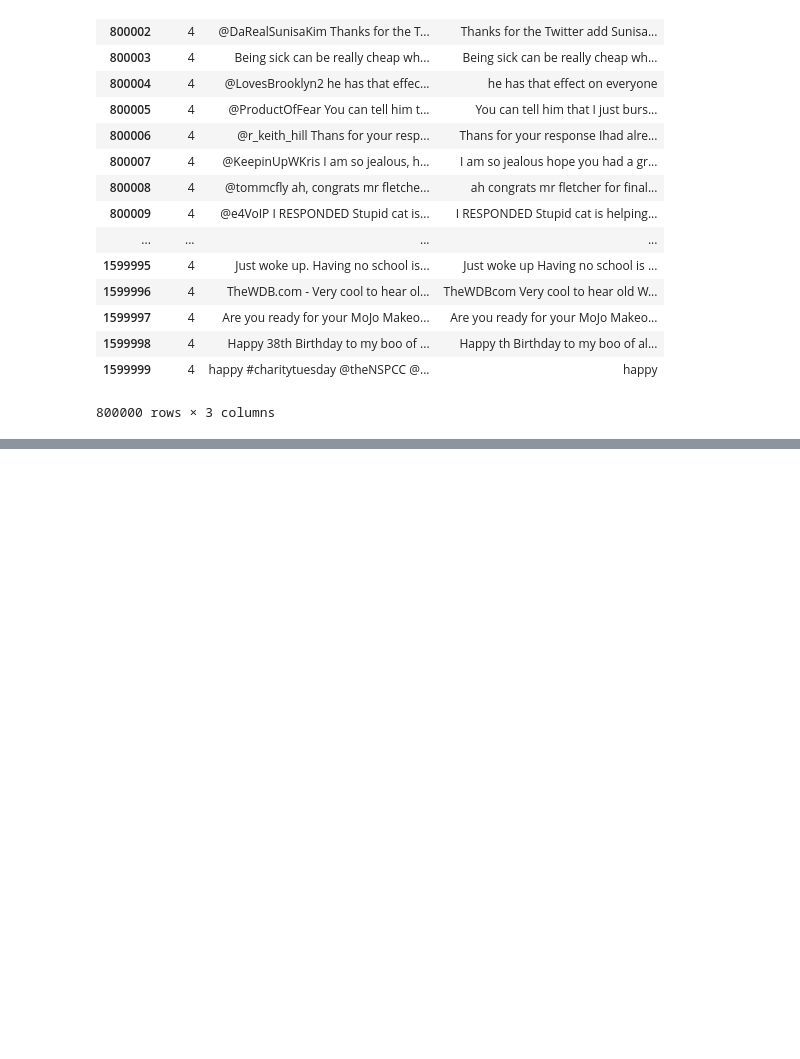
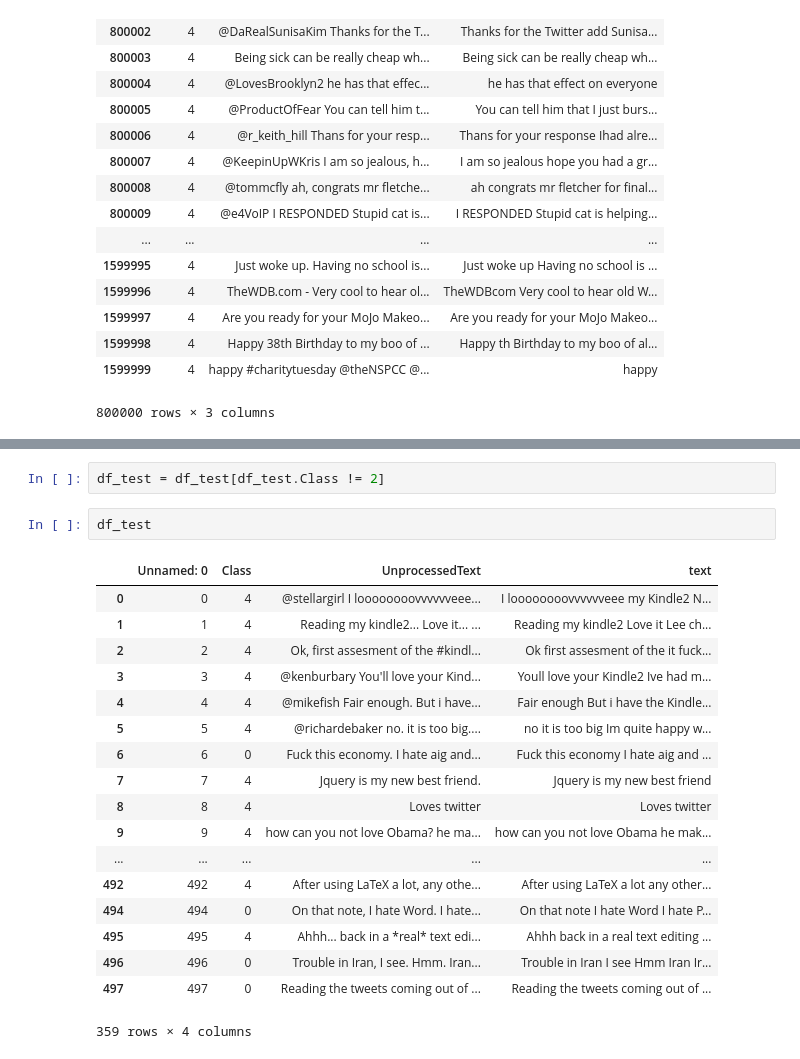
Before and after one commit to akmehra/AML-FinalProject, a Jupyter notebook: TweeterSentimentAnalysis.ipynb, the cells around one changed output, grey strips where cells are left out. Cells and saved outputs as stored; diff of their text form; blank space fills up the shorter version.

```diff
--- a/TweeterSentimentAnalysis.ipynb
+++ b/TweeterSentimentAnalysis.ipynb
@@ -96,0 +187,23 @@ df_test.to_csv("finalprocessing_test.csv")
+# %%
+df_test = df_test[df_test.Class != 2]
+# %%
+df_test
+# %% [output]
+|  | Unnamed: 0 | Class | UnprocessedText | text |
+| 0 | 0 | 4 | @stellargirl I loooooooovvvvvveee... | I loooooooovvvvvveee my Kindle2 N... |
+| 1 | 1 | 4 | Reading my kindle2... Love it... ... | Reading my kindle2 Love it Lee ch... |
+| 2 | 2 | 4 | Ok, first assesment of the #kindl... | Ok first assesment of the it fuck... |
+| 3 | 3 | 4 | @kenburbary You'll love your Kind... | Youll love your Kindle2 Ive had m... |
+| 4 | 4 | 4 | @mikefish Fair enough. But i have... | Fair enough But i have the Kindle... |
+| 5 | 5 | 4 | @richardebaker no. it is too big.... | no it is too big Im quite happy w... |
+| 6 | 6 | 0 | Fuck this economy. I hate aig and... | Fuck this economy I hate aig and ... |
+| 7 | 7 | 4 | Jquery is my new best friend. | Jquery is my new best friend |
+| 8 | 8 | 4 | Loves twitter | Loves twitter |
+| 9 | 9 | 4 | how can you not love Obama? he ma... | how can you not love Obama he mak... |
+| ... | ... | ... | ... | ... |
+| 492 | 492 | 4 | After using LaTeX a lot, any othe... | After using LaTeX a lot any other... |
+| 494 | 494 | 0 | On that note, I hate Word. I hate... | On that note I hate Word I hate P... |
+| 495 | 495 | 4 | Ahhh... back in a *real* text edi... | Ahhh back in a real text editing ... |
+| 496 | 496 | 0 | Trouble in Iran, I see. Hmm. Iran... | Trouble in Iran I see Hmm Iran Ir... |
+| 497 | 497 | 0 | Reading the tweets coming out of ... | Reading the tweets coming out of ... |
+359 rows × 4 columns
```
Also changed, not shown: parts of 13 cells of this notebook, 1 other file.
